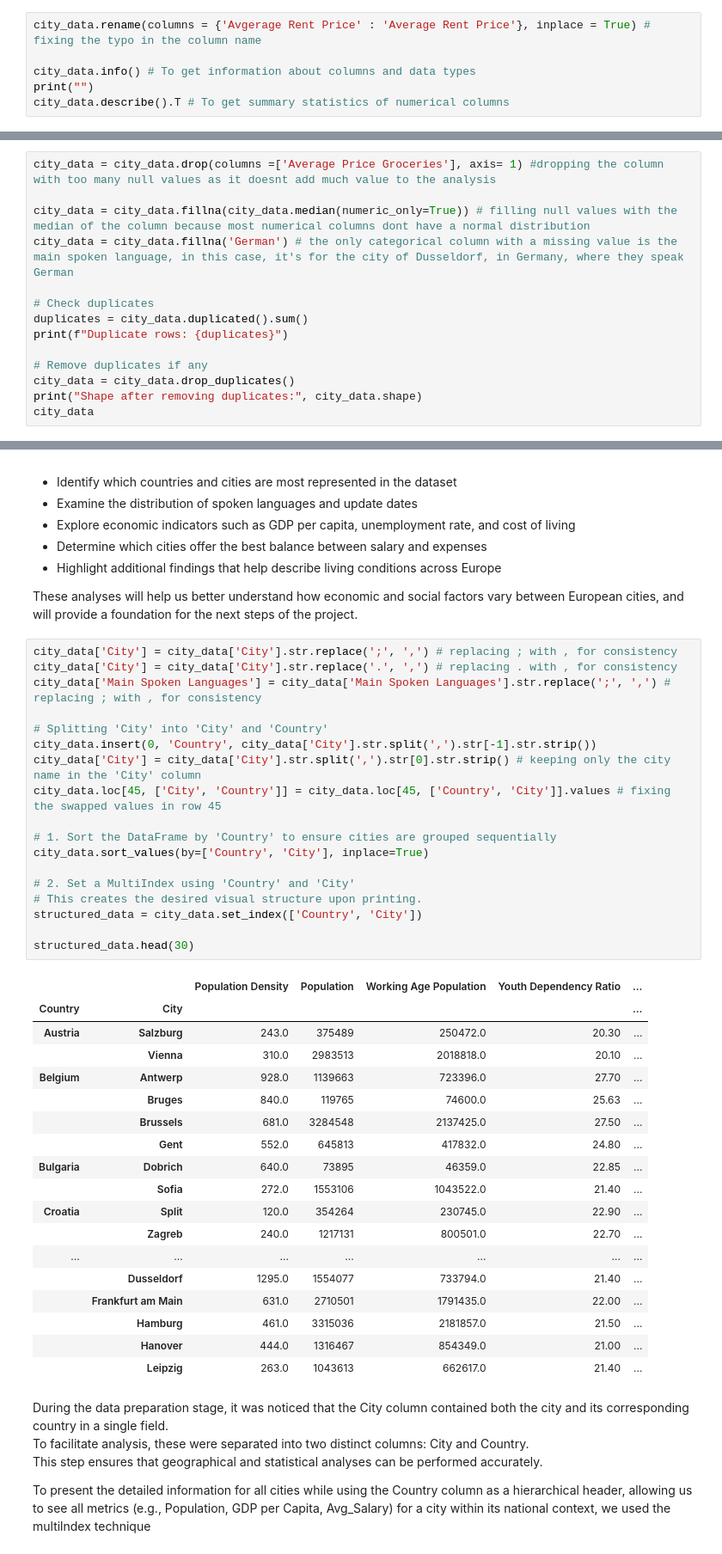
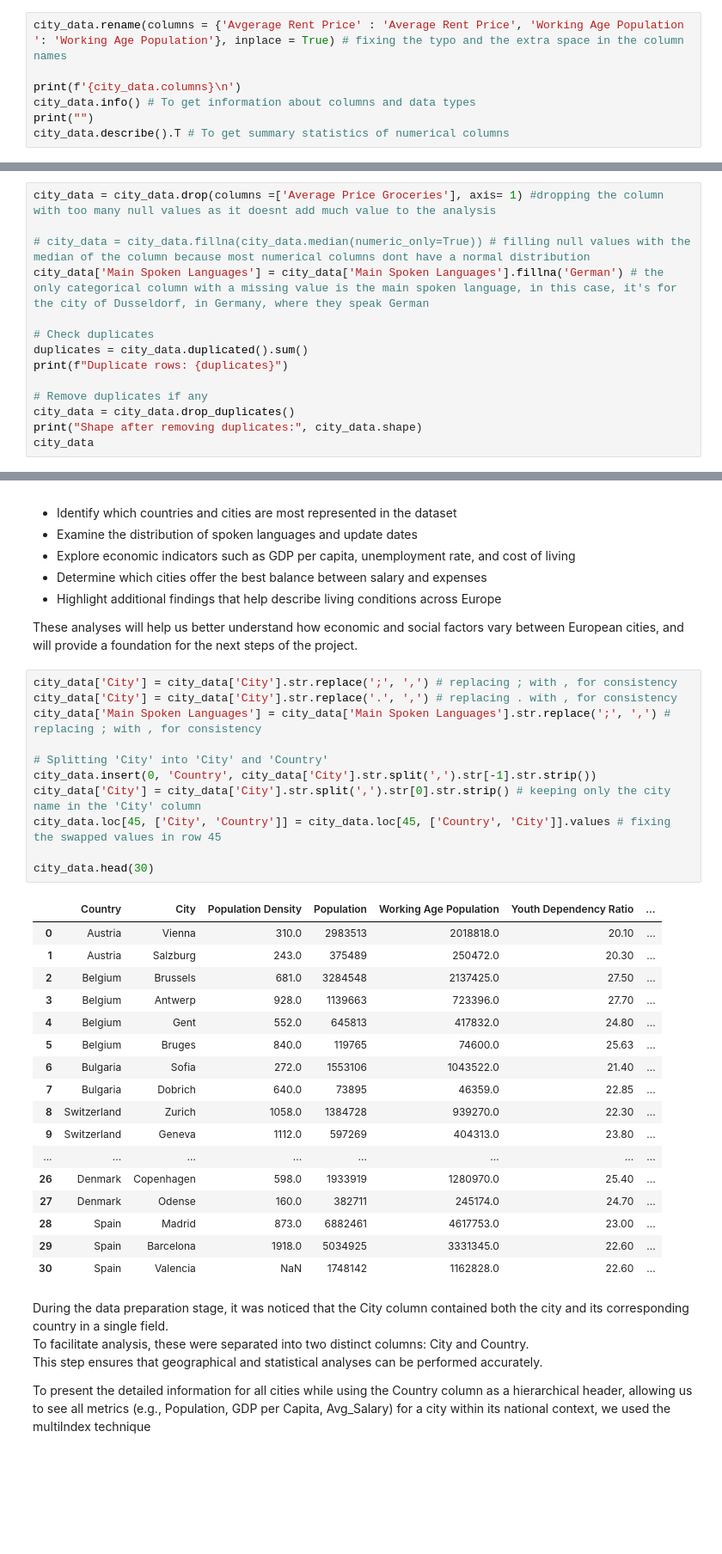
Before and after one commit to afonsolince06/-Where-should-I-live-PDS-Project, a Jupyter notebook: PDS_Project.ipynb, the cells around one changed output, grey strips where cells are left out. Shown at 86% size. Saved outputs shown, nothing was run; the diff lists cells and outputs as text; blank space fills up the shorter version.

```diff
--- a/PDS_Project.ipynb
+++ b/PDS_Project.ipynb
@@ -52,6 +62,7 @@ Shape of dataset: (86, 14)
 # %%
-city_data.rename(columns = {'Avgerage Rent Price' : 'Average Rent Price'}, inplace = True) # fixing the typo in the column name
+city_data.rename(columns = {'Avgerage Rent Price' : 'Average Rent Price', 'Working Age Population ': 'Working Age Population'}, inplace = True) # fixing the typo and the extra space in the column names
 
+print(f'{city_data.columns}\n')
 city_data.info() # To get information about columns and data types
 print("")
 city_data.describe().T # To get summary statistics of numerical columns
@@ -114,8 +125,8 @@ Before continuing the analysis, we need to ensure that the dataset is clean. So
 # %%
 city_data = city_data.drop(columns =['Average Price Groceries'], axis= 1) #dropping the column with too many null values as it doesnt add much value to the analysis
 
-city_data = city_data.fillna(city_data.median(numeric_only=True)) # filling null values with the median of the column because most numerical columns dont have a normal distribution
-city_data = city_data.fillna('German') # the only categorical column with a missing value is the main spoken language, in this case, it's for the city of Dusseldorf, in Germany, where they speak German
+# city_data = city_data.fillna(city_data.median(numeric_only=True)) # filling null values with the median of the column because most numerical columns dont have a normal distribution
+city_data['Main Spoken Languages'] = city_data['Main Spoken Languages'].fillna('German') # the only categorical column with a missing value is the main spoken language, in this case, it's for the city of Dusseldorf, in Germany, where they speak German
 
 # Check duplicates
 duplicates = city_data.duplicated().sum()
@@ -156,40 +167,32 @@ These analyses will help us better understand how economic and social factors va
 # %%
 city_data['City'] = city_data['City'].str.replace(';', ',') # replacing ; with , for consistency
 city_data['City'] = city_data['City'].str.replace('.', ',') # replacing . with , for consistency
 city_data['Main Spoken Languages'] = city_data['Main Spoken Languages'].str.replace(';', ',') # replacing ; with , for consistency
 
 # Splitting 'City' into 'City' and 'Country'
 city_data.insert(0, 'Country', city_data['City'].str.split(',').str[-1].str.strip())
 city_data['City'] = city_data['City'].str.split(',').str[0].str.strip() # keeping only the city name in the 'City' column
 city_data.loc[45, ['City', 'Country']] = city_data.loc[45, ['Country', 'City']].values # fixing the swapped values in row 45
 
-# 1. Sort the DataFrame by 'Country' to ensure cities are grouped sequentially
-city_data.sort_values(by=['Country', 'City'], inplace=True)
-
-# 2. Set a MultiIndex using 'Country' and 'City'
-# This creates the desired visual structure upon printing.
-structured_data = city_data.set_index(['Country', 'City'])
-
-structured_data.head(30)
+city_data.head(30)
 # %% [output]
-|  |  | Population Density | Population | Working Age Population | Youth Dependency Ratio | ... |
-| Country | City |  |  |  |  | ... |
-| Austria | Salzburg | 243.0 | 375489 | 250472.0 | 20.30 | ... |
-|  | Vienna | 310.0 | 2983513 | 2018818.0 | 20.10 | ... |
-| Belgium | Antwerp | 928.0 | 1139663 | 723396.0 | 27.70 | ... |
-|  | Bruges | 840.0 | 119765 | 74600.0 | 25.63 | ... |
-|  | Brussels | 681.0 | 3284548 | 2137425.0 | 27.50 | ... |
-|  | Gent | 552.0 | 645813 | 417832.0 | 24.80 | ... |
-| Bulgaria | Dobrich | 640.0 | 73895 | 46359.0 | 22.85 | ... |
-|  | Sofia | 272.0 | 1553106 | 1043522.0 | 21.40 | ... |
-| Croatia | Split | 120.0 | 354264 | 230745.0 | 22.90 | ... |
-|  | Zagreb | 240.0 | 1217131 | 800501.0 | 22.70 | ... |
-| ... | ... | ... | ... | ... | ... | ... |
-|  | Dusseldorf | 1295.0 | 1554077 | 733794.0 | 21.40 | ... |
-|  | Frankfurt am Main | 631.0 | 2710501 | 1791435.0 | 22.00 | ... |
-|  | Hamburg | 461.0 | 3315036 | 2181857.0 | 21.50 | ... |
-|  | Hanover | 444.0 | 1316467 | 854349.0 | 21.00 | ... |
-|  | Leipzig | 263.0 | 1043613 | 662617.0 | 21.40 | ... |
+|  | Country | City | Population Density | Population | Working Age Population | Youth Dependency Ratio | ... |
+| 0 | Austria | Vienna | 310.0 | 2983513 | 2018818.0 | 20.10 | ... |
+| 1 | Austria | Salzburg | 243.0 | 375489 | 250472.0 | 20.30 | ... |
+| 2 | Belgium | Brussels | 681.0 | 3284548 | 2137425.0 | 27.50 | ... |
+| 3 | Belgium | Antwerp | 928.0 | 1139663 | 723396.0 | 27.70 | ... |
+| 4 | Belgium | Gent | 552.0 | 645813 | 417832.0 | 24.80 | ... |
+| 5 | Belgium | Bruges | 840.0 | 119765 | 74600.0 | 25.63 | ... |
+| 6 | Bulgaria | Sofia | 272.0 | 1553106 | 1043522.0 | 21.40 | ... |
+| 7 | Bulgaria | Dobrich | 640.0 | 73895 | 46359.0 | 22.85 | ... |
+| 8 | Switzerland | Zurich | 1058.0 | 1384728 | 939270.0 | 22.30 | ... |
+| 9 | Switzerland | Geneva | 1112.0 | 597269 | 404313.0 | 23.80 | ... |
+| ... | ... | ... | ... | ... | ... | ... | ... |
+| 26 | Denmark | Copenhagen | 598.0 | 1933919 | 1280970.0 | 25.40 | ... |
+| 27 | Denmark | Odense | 160.0 | 382711 | 245174.0 | 24.70 | ... |
+| 28 | Spain | Madrid | 873.0 | 6882461 | 4617753.0 | 23.00 | ... |
+| 29 | Spain | Barcelona | 1918.0 | 5034925 | 3331345.0 | 22.60 | ... |
+| 30 | Spain | Valencia | NaN | 1748142 | 1162828.0 | 22.60 | ... |
 # %% [markdown]
 During the data preparation stage, it was noticed that the City column contained both the city and its corresponding country in a single field.
 To facilitate analysis, these were separated into two distinct columns: City and Country.
```
Also changed, not shown: parts of 14 cells of this notebook, 1 other file.
